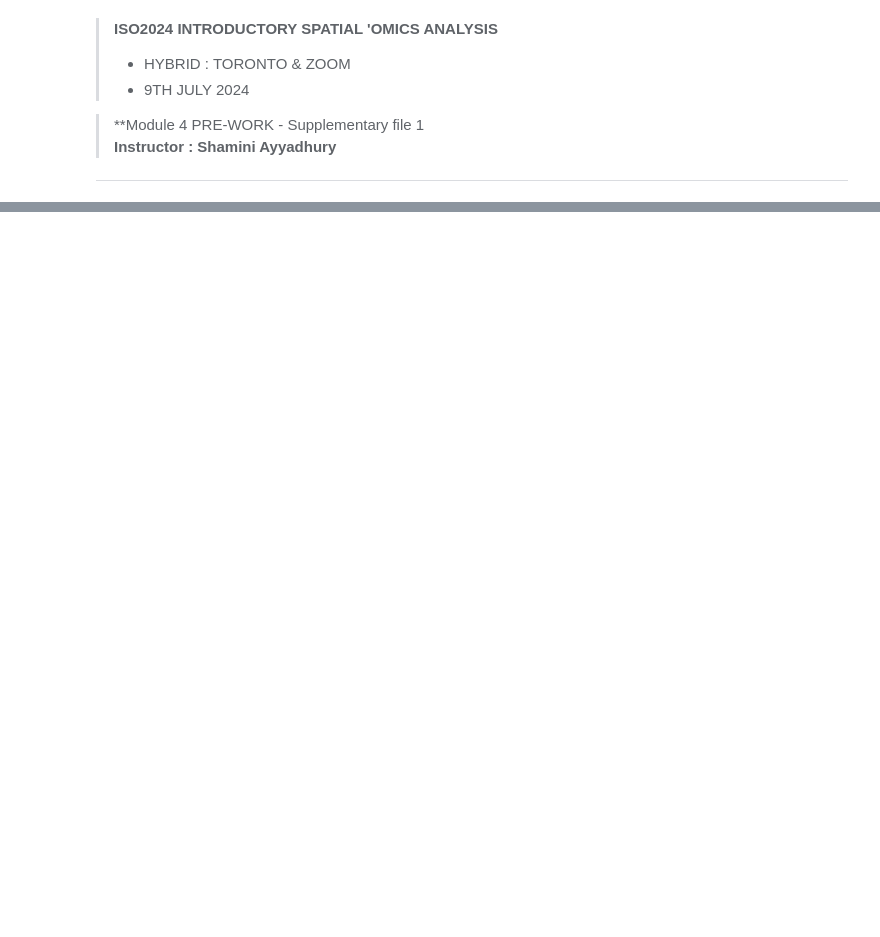
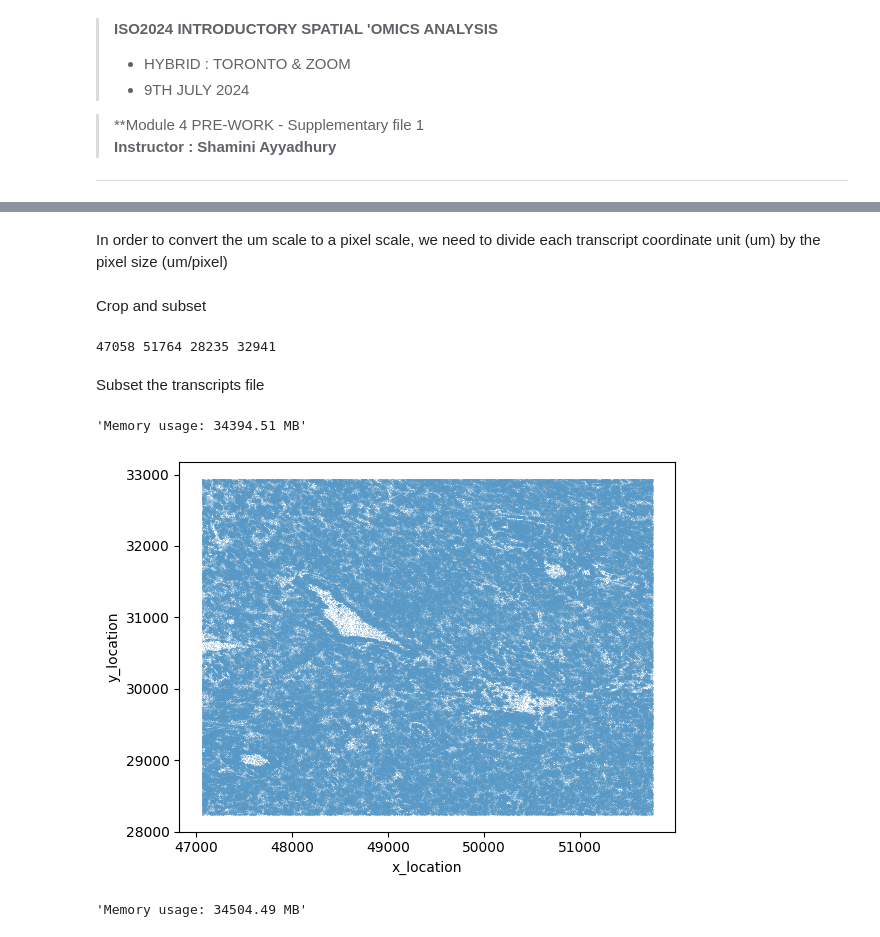
Before and after one commit to dr-sayyadhury/spatial_analysis_workshop_iso2024, a Jupyter notebook: scripts/module4/module4_supplementary_script02_pre_lesson_processing.ipynb, the cells around one changed output, grey strips where cells are left out. Drawn from its saved outputs; the diff is of its cells as text; code cells hidden in the pictures; blank space fills up the shorter version.

```diff
--- a/scripts/module4/module4_supplementary_script02_pre_lesson_processing.ipynb
+++ b/scripts/module4/module4_supplementary_script02_pre_lesson_processing.ipynb
@@ -65,0 +47,6 @@ adata.write_h5ad(data_dir+'module4/adata.h5ad')
+# %%
+df_transcript = pd.read_parquet(data_dir+'out/'+transcripts)
+iF = tiff.imread(data_dir+'out/morphology_focus/'+image)
+
+#----------------------------------------------
+ppf.get_memory_usage() ### monitor memory usage
@@ -65,0 +58,45 @@ adata.write_h5ad(data_dir+'module4/adata.h5ad')
+# %%
+scale = 0.2125 ### size of each pixel in microns
+# %% [markdown]
+In order to convert the um scale to a pixel scale, we need to divide each transcript coordinate unit (um) by the pixel size (um/pixel)
+# %%
+df_transcript[['x_location']] = df_transcript[['x_location']]/scale
+df_transcript[['y_location']] = df_transcript[['y_location']]/scale
+# %% [markdown]
+Crop and subset
+# %%
+'''
+I have arbitrarily chosen the following coordinates to crop the image. The reason for this choice was
+1. To have a smaller image to work with during the tutorials
+2. To select regions that had different cell-types including blood vessels.
+'''
+
+xmin_cut = int(10000/scale)
+xmax_cut = int(11000/scale)
+
+ymin_cut = int(6000/scale)
+ymax_cut = int(7000/scale)
+
+print(xmin_cut, xmax_cut, ymin_cut, ymax_cut)
+# %% [output]
+47058 51764 28235 32941
+# %% [markdown]
+Subset the transcripts file
+# %%
+transcripts_subset = df_transcript[((df_transcript['x_location'] > xmin_cut) & (df_transcript['x_location'] < xmax_cut)) & ((df_transcript['y_location'] > ymin_cut) & (df_transcript['y_location'] < ymax_cut))]
+sns.scatterplot(data=transcripts_subset, x='x_location', y='y_location', s=.1)
+
+#----------------------------------------------
+ppf.get_memory_usage() ### monitor memory usage
+# %% [output]
+'Memory usage: 34394.51 MB'
+[figure, added]
+# %%
+
+processed_tf = ppf.process_data(transcripts_subset)
+processed_tf = processed_tf[processed_tf['group']=='gene_probes']
+
+#----------------------------------------------
+ppf.get_memory_usage() ### monitor memory usage
+# %% [output]
+'Memory usage: 34504.49 MB'
```
Also changed, not shown: parts of 32 cells of this notebook, 21 other files.
